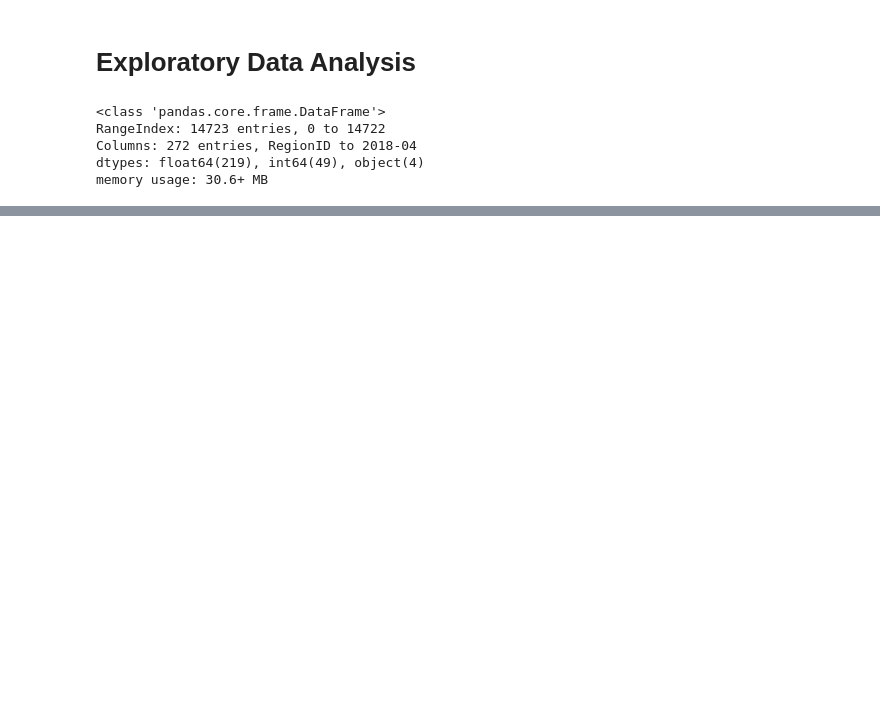
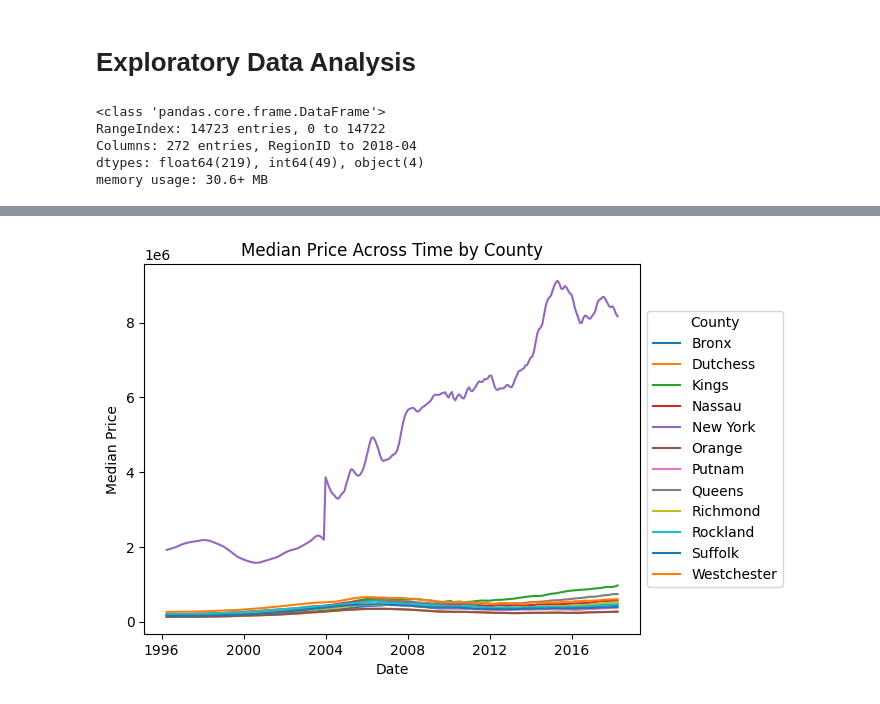
Before and after one commit to ImMaxRoss/time_series_modeling, a Jupyter notebook: EDA_notebook.ipynb, the cells around one changed output, grey strips where cells are left out. Saved outputs shown, nothing was run; the diff lists cells and outputs as text; code cells hidden in the pictures; blank space fills up the shorter version.

```diff
--- a/EDA_notebook.ipynb
+++ b/EDA_notebook.ipynb
@@ -72,0 +130,14 @@ df.columns = list(df.columns[:7]) + get_datetimes(df).strftime('%Y-%m').tolist()
+# %%
+fig, ax = plt.subplots()
+
+for county, county_data in new_york.groupby('CountyName'):
+    county_median_prices = county_data.groupby('Date')['Median-Price'].median()
+    ax.plot(county_median_prices.index.to_timestamp(), county_median_prices.values, label=county)
+
+ax.set_xlabel('Date')
+ax.set_ylabel('Median Price')
+ax.set_title('Median Price Across Time by County')
+ax.legend(title='County', loc='center left', bbox_to_anchor=(1, 0.5))
+plt.show()
+# %% [output]
+[figure, added]
```
Also changed, not shown: parts of 15 cells of this notebook.
